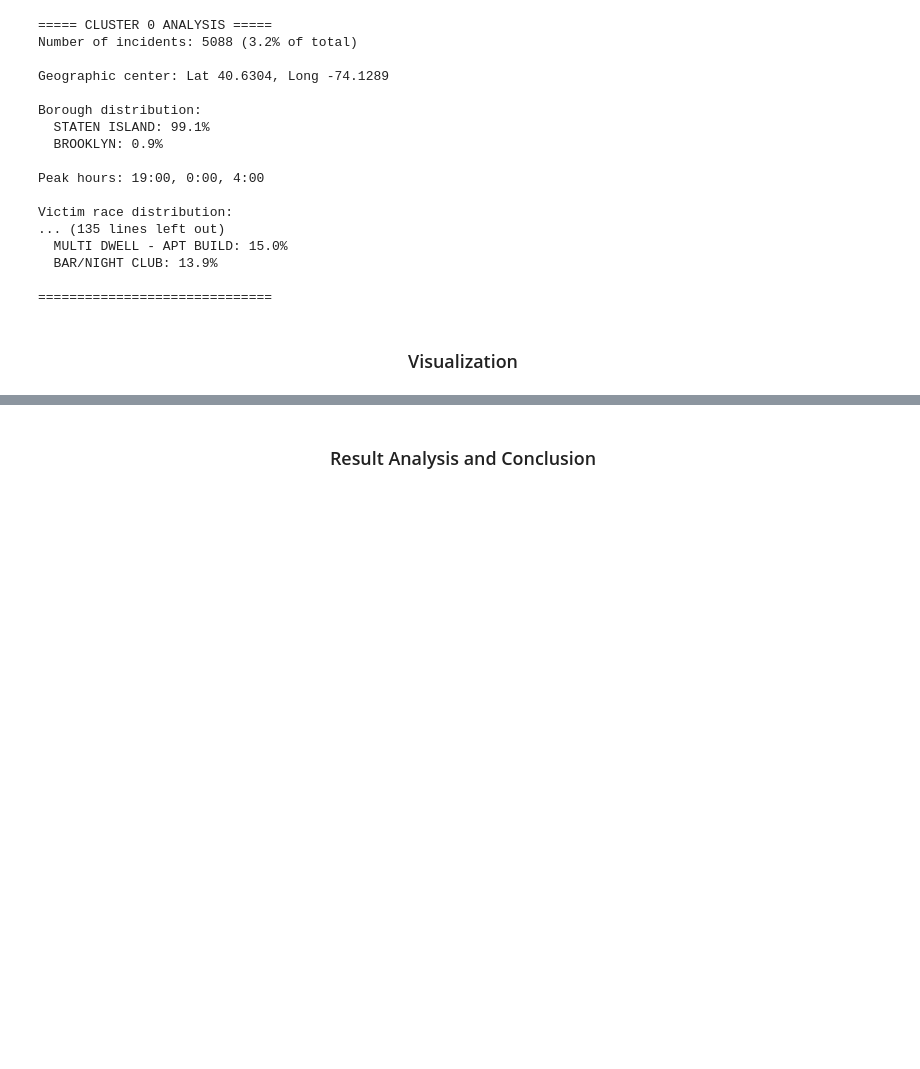
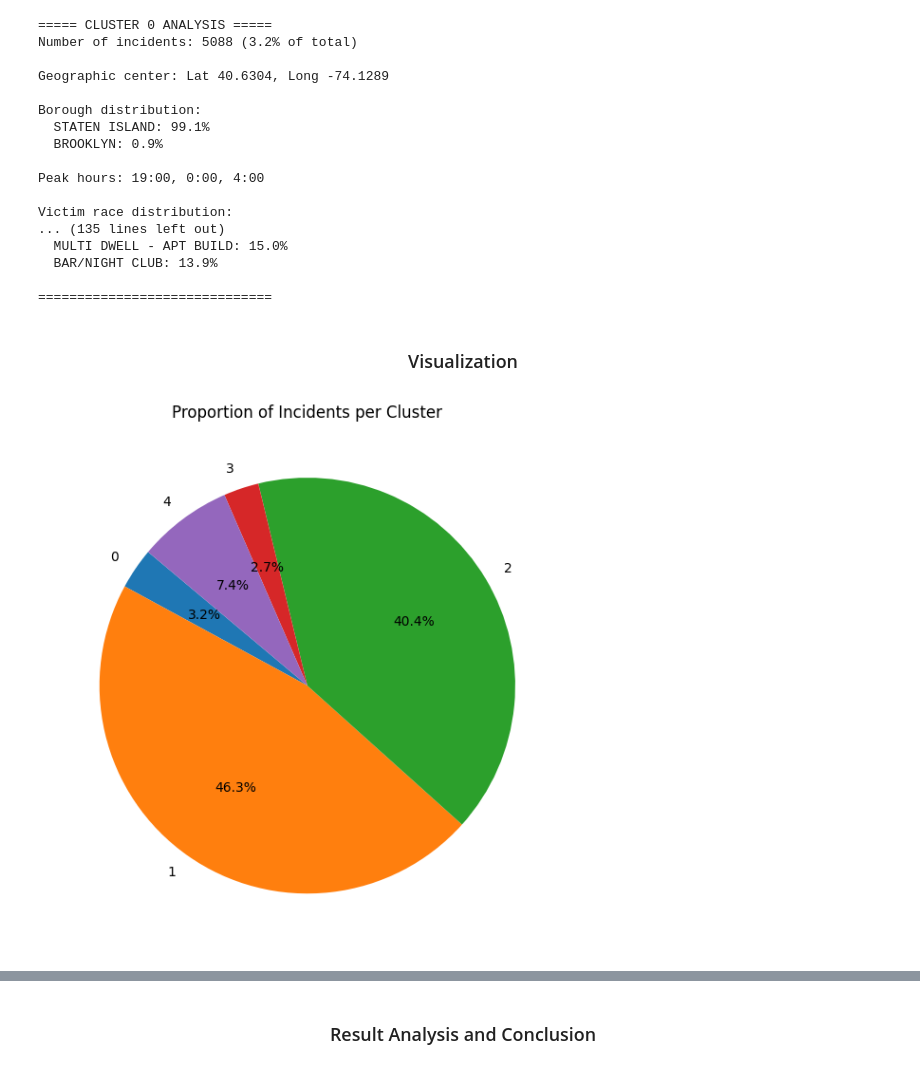
Before and after one commit to mkhan419/cmsc320FinalProject, a Jupyter notebook: CMSC320_FinalProject_FinalDeliverable_Spring2025 (1).ipynb, the cells around one changed output, grey strips where cells are left out. Saved outputs shown, nothing was run; the diff lists cells and outputs as text; code cells hidden in the pictures; blank space fills up the shorter version.

```diff
--- a/CMSC320_FinalProject_FinalDeliverable_Spring2025 (1).ipynb
+++ b/CMSC320_FinalProject_FinalDeliverable_Spring2025 (1).ipynb
@@ -361,4 +362,18 @@ Victim race distribution:
 # %% [markdown]
 ### <center>Visualization</center>
 # %%
-## Insert Code Here
+cluster_counts = df_merged['Cluster'].value_counts().sort_index()
+
+plt.figure(figsize=(6, 6))
+cluster_counts.plot(
+    kind='pie',
+    autopct='%1.1f%%',
+    startangle=140,
+    colors=sns.color_palette('tab10', len(cluster_counts))
+)
+plt.title('Proportion of Incidents per Cluster')
+plt.ylabel('')
+plt.tight_layout()
+plt.show()
+# %% [output]
+[figure, added]
```
Also changed, not shown: parts of 6 cells of this notebook, 2 other files.
